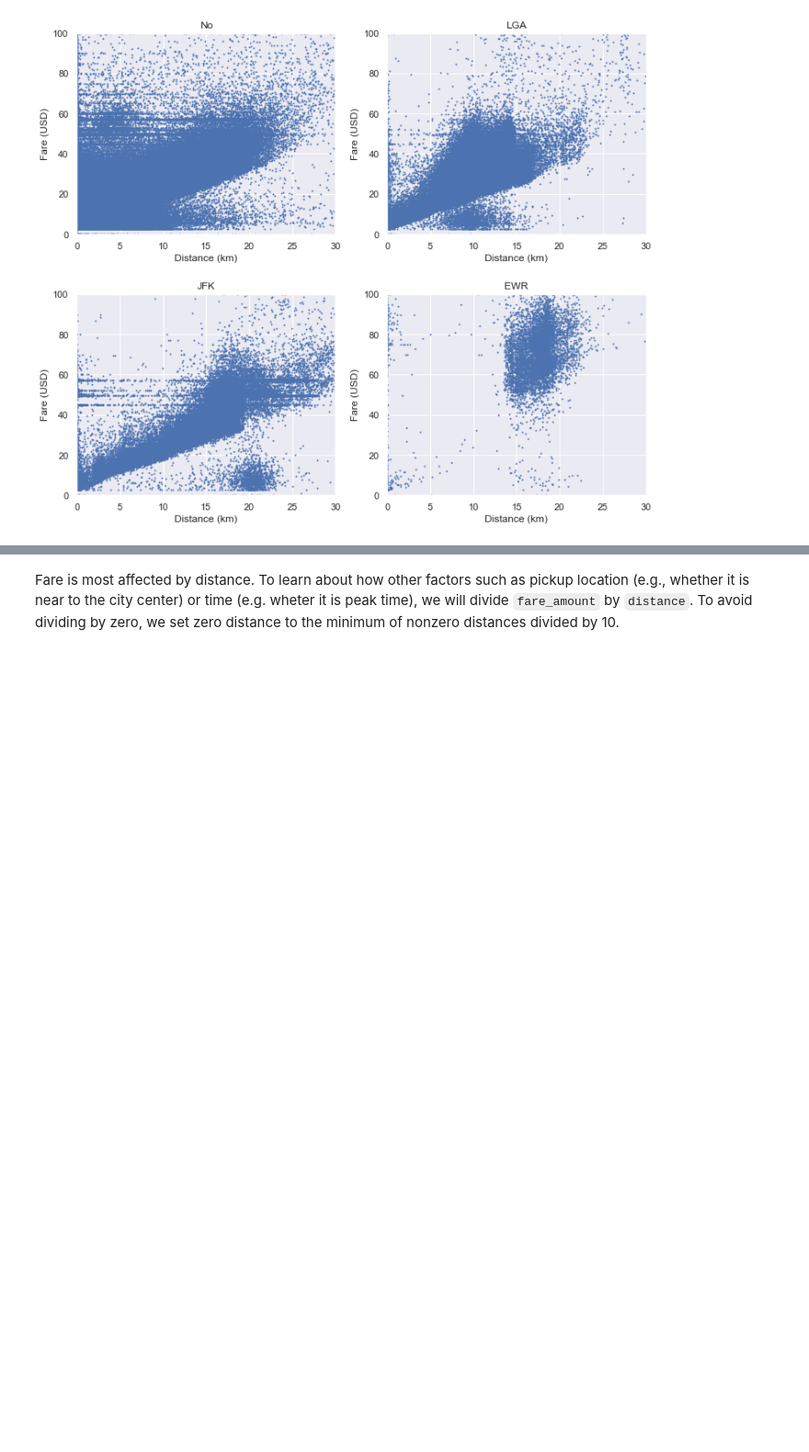
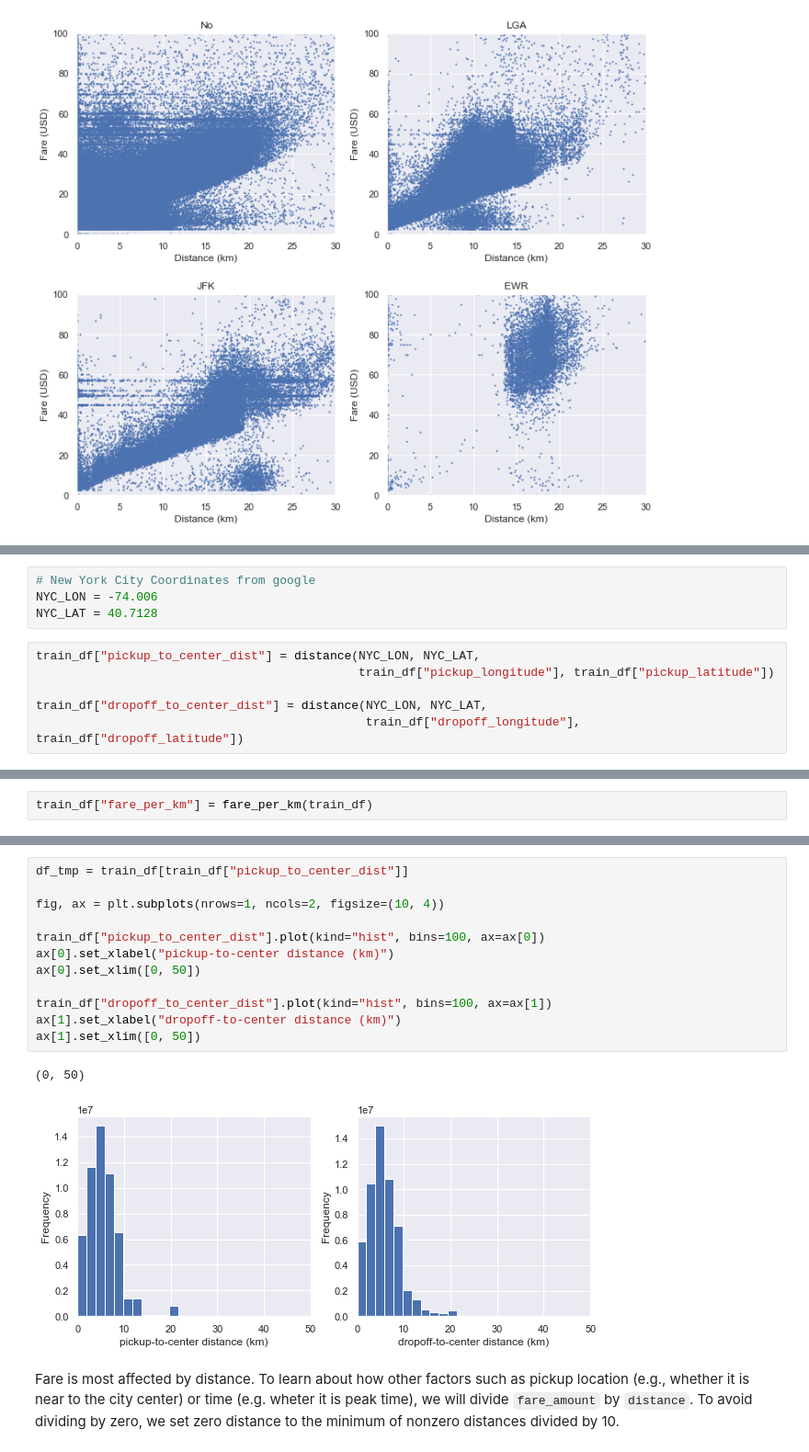
Before and after one commit to nguyentrunghai/Kaggle_projects, a Jupyter notebook: New_York_City_Taxi_Fare/data_cleaning.ipynb, the cells around one changed output, grey strips where cells are left out. Shown at 92% size. Cells and saved outputs as stored; diff of their text form; blank space fills up the shorter version.

Commit message:
pickup and dropoff to center distances

```diff
--- a/New_York_City_Taxi_Fare/data_cleaning.ipynb
+++ b/New_York_City_Taxi_Fare/data_cleaning.ipynb
@@ -850,0 +850,10 @@ Index(['No', 'LGA', 'JFK', 'EWR'], dtype='object')
+# %%
+# New York City Coordinates from google
+NYC_LON = -74.006
+NYC_LAT = 40.7128
+# %%
+train_df["pickup_to_center_dist"] = distance(NYC_LON, NYC_LAT,
+                                             train_df["pickup_longitude"], train_df["pickup_latitude"])
+
+train_df["dropoff_to_center_dist"] = distance(NYC_LON, NYC_LAT,
+                                              train_df["dropoff_longitude"], train_df["dropoff_latitude"])
@@ -850,0 +872,2 @@ Index(['No', 'LGA', 'JFK', 'EWR'], dtype='object')
+# %%
+train_df["fare_per_km"] = fare_per_km(train_df)
@@ -851,2 +890,17 @@ Index(['No', 'LGA', 'JFK', 'EWR'], dtype='object')
+# %%
+df_tmp = train_df[train_df["pickup_to_center_dist"]]
+
+fig, ax = plt.subplots(nrows=1, ncols=2, figsize=(10, 4))
+
+train_df["pickup_to_center_dist"].plot(kind="hist", bins=100, ax=ax[0])
+ax[0].set_xlabel("pickup-to-center distance (km)")
+ax[0].set_xlim([0, 50])
+
+train_df["dropoff_to_center_dist"].plot(kind="hist", bins=100, ax=ax[1])
+ax[1].set_xlabel("dropoff-to-center distance (km)")
+ax[1].set_xlim([0, 50])
+# %% [output]
+(0, 50)
+[figure, added]
 # %% [markdown]
 Fare is most affected by distance. To learn about how other factors such as pickup location (e.g., whether it is near to the city center) or time (e.g. wheter it is peak time), we will divide `fare_amount` by `distance`. To avoid dividing by zero, we set zero distance to the minimum of nonzero distances divided by 10.
```
Also changed, not shown: parts of 12 cells of this notebook.
